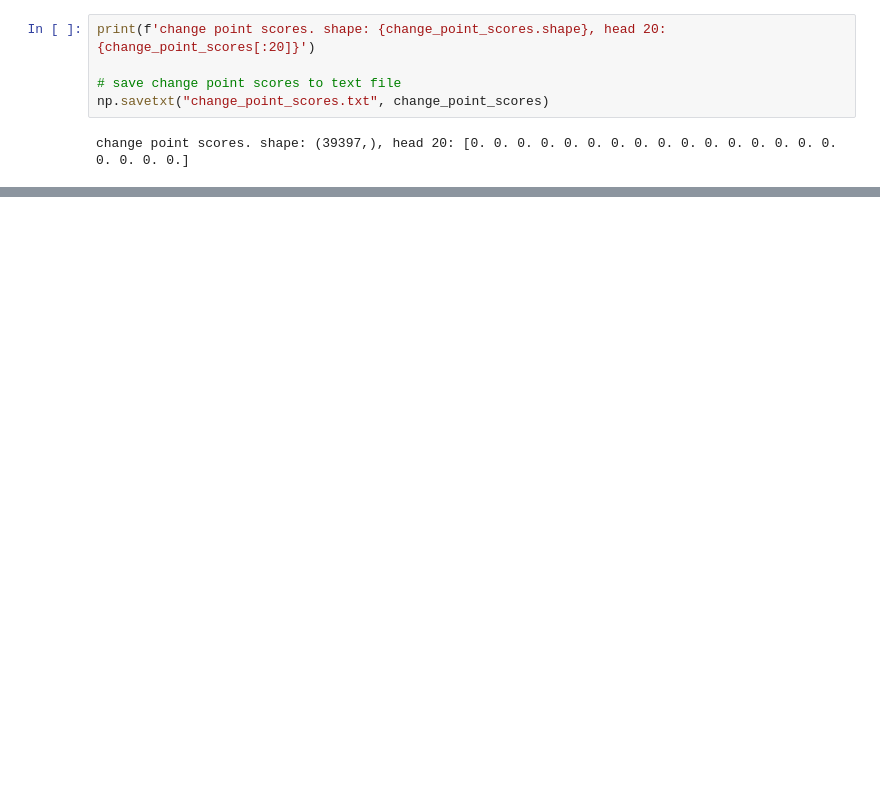
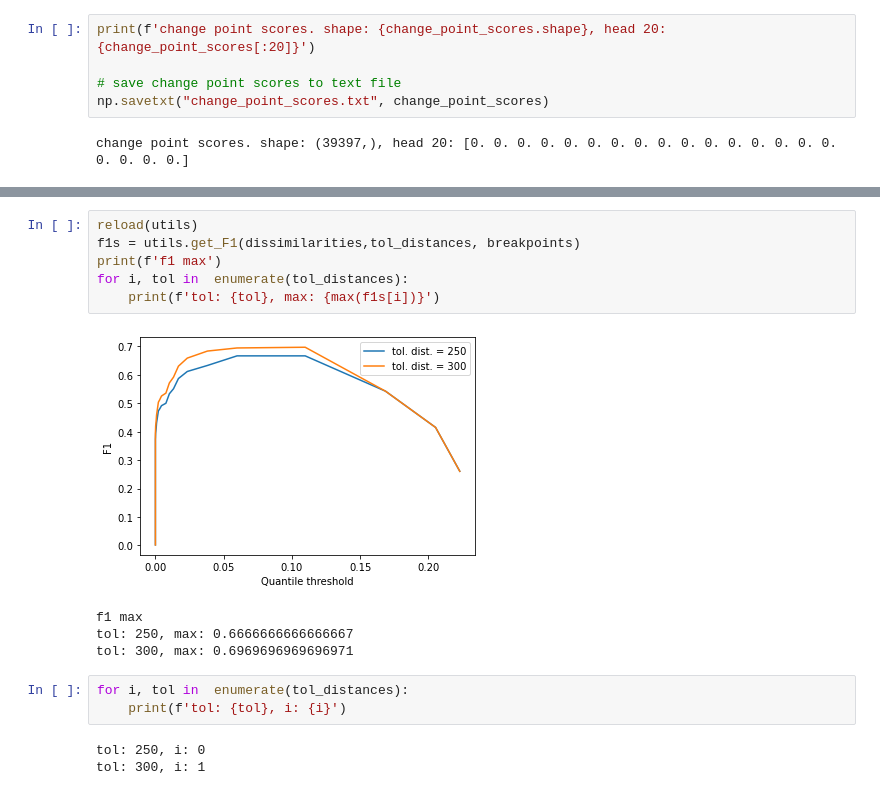
Before and after one commit to NhatVu/TIRE-custom, a Jupyter notebook: TIRE_example_notebook.ipynb, the cells around one changed output, grey strips where cells are left out. Saved outputs shown, nothing was run; the diff lists cells and outputs as text; blank space fills up the shorter version.

```diff
--- a/TIRE_example_notebook.ipynb
+++ b/TIRE_example_notebook.ipynb
@@ -188,0 +211,17 @@ utils.get_F1(dissimilarities,tol_distances, breakpoints)
+# %%
+reload(utils)
+f1s = utils.get_F1(dissimilarities,tol_distances, breakpoints)
+print(f'f1 max')
+for i, tol in  enumerate(tol_distances):
+    print(f'tol: {tol}, max: {max(f1s[i])}')
+# %% [output]
+[figure, added]
+f1 max
+tol: 250, max: 0.6666666666666667
+tol: 300, max: 0.6969696969696971
+# %%
+for i, tol in  enumerate(tol_distances):
+    print(f'tol: {tol}, i: {i}')
+# %% [output]
+tol: 250, i: 0
+tol: 300, i: 1
```
Also changed, not shown: parts of 12 cells of this notebook, 7 other files.
